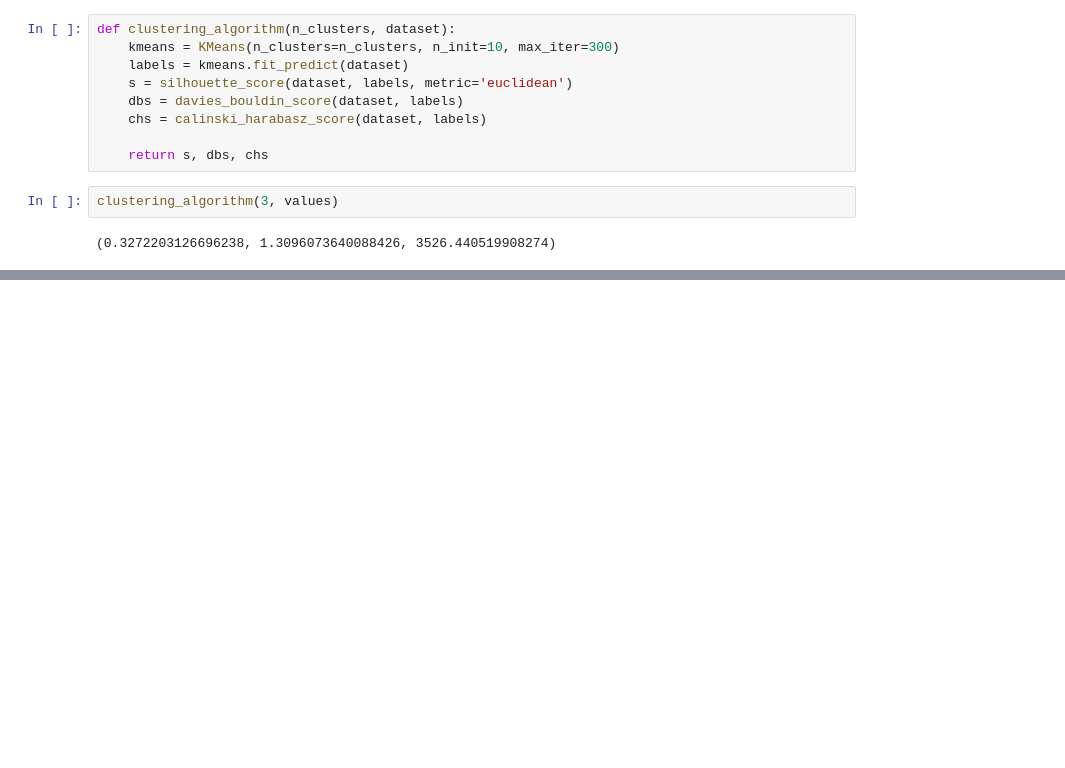
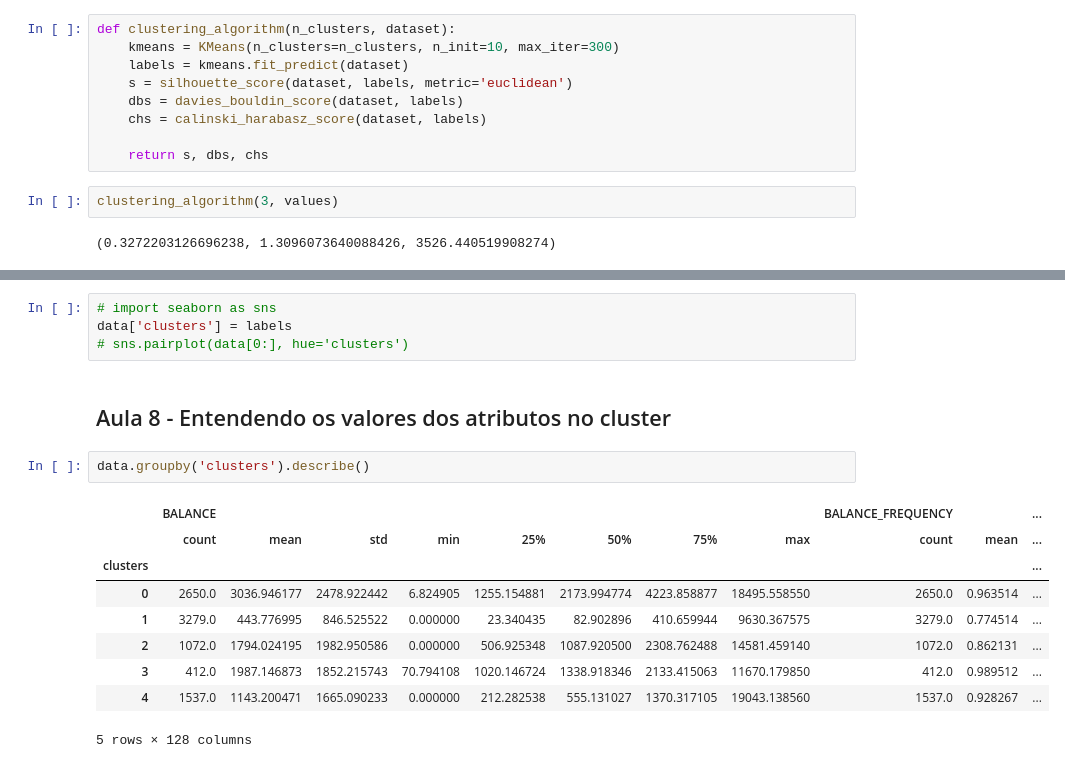
Before and after one commit to pedroamelo/Alura-Machine-Learning-5, a Jupyter notebook: Clustering - Extraindo padrões de dados.ipynb, the cells around one changed output, grey strips where cells are left out. Cells and saved outputs as stored; diff of their text form; blank space fills up the shorter version.

```diff
--- a/Clustering - Extraindo padrões de dados.ipynb
+++ b/Clustering - Extraindo padrões de dados.ipynb
@@ -120,0 +151,18 @@ print(clustering_algorithm(5, set3))
+# %%
+# import seaborn as sns
+data['clusters'] = labels
+# sns.pairplot(data[0:], hue='clusters')
+# %% [markdown]
+## Aula 8 - Entendendo os valores dos atributos no cluster
+# %%
+data.groupby('clusters').describe()
+# %% [output]
+|  | BALANCE |  |  |  |  |  |  |  | BALANCE_FREQUENCY |  | ... |
+|  | count | mean | std | min | 25% | 50% | 75% | max | count | mean | ... |
+| clusters |  |  |  |  |  |  |  |  |  |  | ... |
+| 0 | 2650.0 | 3036.946177 | 2478.922442 | 6.824905 | 1255.154881 | 2173.994774 | 4223.858877 | 18495.558550 | 2650.0 | 0.963514 | ... |
+| 1 | 3279.0 | 443.776995 | 846.525522 | 0.000000 | 23.340435 | 82.902896 | 410.659944 | 9630.367575 | 3279.0 | 0.774514 | ... |
+| 2 | 1072.0 | 1794.024195 | 1982.950586 | 0.000000 | 506.925348 | 1087.920500 | 2308.762488 | 14581.459140 | 1072.0 | 0.862131 | ... |
+| 3 | 412.0 | 1987.146873 | 1852.215743 | 70.794108 | 1020.146724 | 1338.918346 | 2133.415063 | 11670.179850 | 412.0 | 0.989512 | ... |
+| 4 | 1537.0 | 1143.200471 | 1665.090233 | 0.000000 | 212.282538 | 555.131027 | 1370.317105 | 19043.138560 | 1537.0 | 0.928267 | ... |
+5 rows × 128 columns
```
Also changed, not shown: parts of 18 cells of this notebook.
